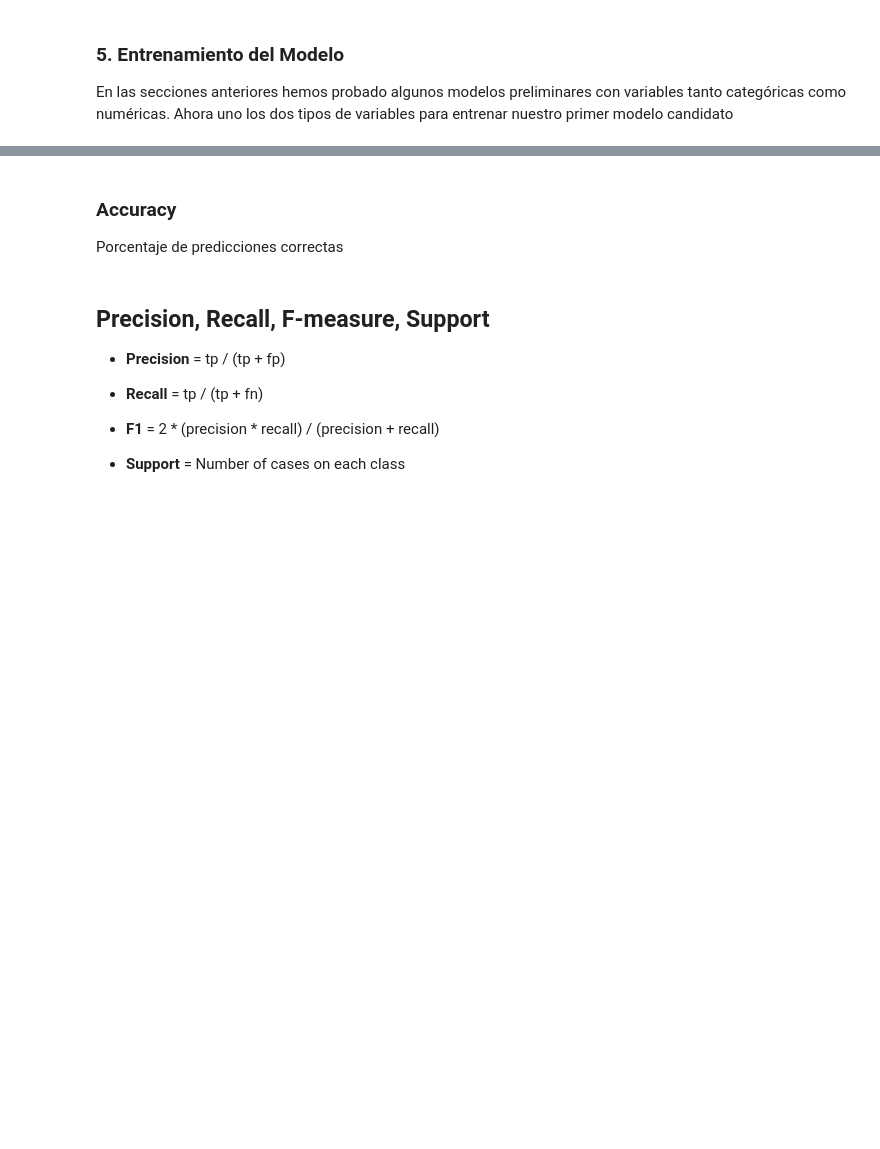
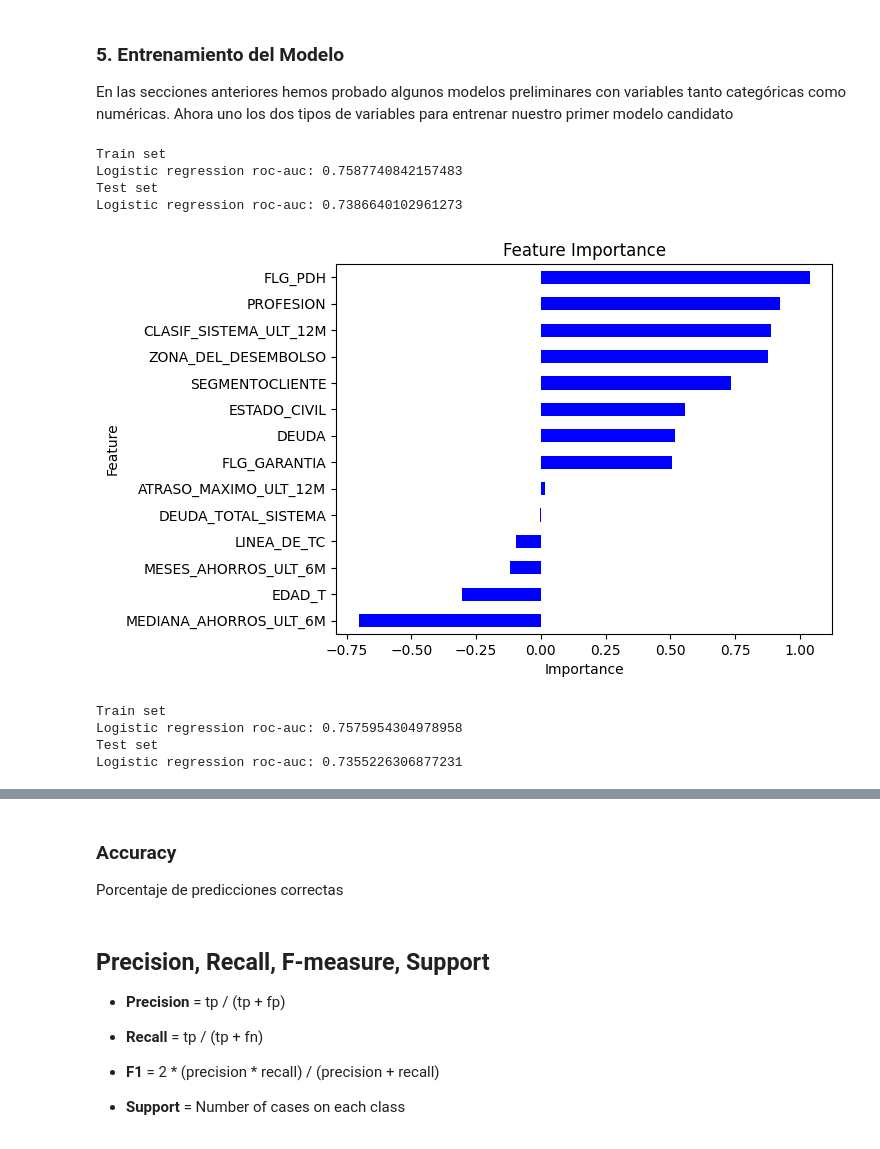
Before and after one commit to jpantojaj/CreditScoring, a Jupyter notebook: Sesión_6_11_Desarrollo_Calibracion_Validación_Modelo.ipynb, the cells around one changed output, grey strips where cells are left out. Cells and saved outputs as stored; diff of their text form; code cells hidden in the pictures; blank space fills up the shorter version.

```diff
--- a/Sesión_6_11_Desarrollo_Calibracion_Validación_Modelo.ipynb
+++ b/Sesión_6_11_Desarrollo_Calibracion_Validación_Modelo.ipynb
@@ -1269,5 +1582,0 @@ X_train_ohe_enc2.head()
-# %%
-encoder_4 = WoEEncoder(variables=['PLAZO_CREDITO','MESES_AHORROS_ULT_6M','MEDIANA_AHORROS_ULT_6M','NUMERO_DE_PAGOS_PDH', 'INGRESO_CLIENTE',
-                                  'EDAD_T','LINEA_DE_TC', 'MONTO_TC_MEMBRESIA'],
-                       fill_value=0) #ignore_format=False
-encoder_4.fit(X_train_t[num_cols_2], y_train)
@@ -1279,10 +1582,0 @@ X_test_woe_enc2 = encoder_4.transform(X_test_t[num_cols_2])
-# %%
-# Usando el OHE
-logit = LogisticRegression(random_state=44, solver='lbfgs')
-logit.fit(X_train_ohe_enc2, y_train)
-pred_train = logit.predict_proba(X_train_ohe_enc2)
-pred_test = logit.predict_proba(X_test_ohe_enc2)
-print('Train set')
-print('Logistic regression roc-auc: {}'.format(roc_auc_score(y_train, pred_train[:,1])))
-print('Test set')
-print('Logistic regression roc-auc: {}'.format(roc_auc_score(y_test, pred_test[:,1])))
@@ -1294,10 +1582,0 @@ print('El Gini en test es',GINI_test)
-# %%
-# Usemos el WOE Encoder
-logit2 = LogisticRegression(random_state=44, solver='lbfgs')
-logit2.fit(X_train_woe_enc2, y_train)
-pred_train2 = logit2.predict_proba(X_train_woe_enc2)
-pred_test2 = logit2.predict_proba(X_test_woe_enc2)
-print('Train set')
-print('Logistic regression roc-auc: {}'.format(roc_auc_score(y_train, pred_train2[:,1])))
-print('Test set')
-print('Logistic regression roc-auc: {}'.format(roc_auc_score(y_test, pred_test2[:,1])))
@@ -1312,9 +1594,14 @@ En las secciones anteriores hemos probado algunos modelos preliminares con varia
 # %%
-logit_mix = LogisticRegression(random_state=44, solver='lbfgs')
-logit_mix.fit(pd.concat([X_train_woe_enc,X_train_woe_enc2],axis=1), y_train)
-pred_train_mix = logit_mix.predict_proba(pd.concat([X_train_woe_enc,X_train_woe_enc2],axis=1))
-pred_test_mix = logit_mix.predict_proba(pd.concat([X_test_woe_enc,X_test_woe_enc2],axis=1))
+logit = LogisticRegression()
+logit.fit(X_train_t2_p, y_train)
+pred_train_logit = logit.predict_proba(X_train_t2_p)
+pred_test_logit = logit.predict_proba(X_test_t2_p)
 print('Train set')
-print('Logistic regression roc-auc: {}'.format(roc_auc_score(y_train, pred_train_mix[:,1])))
+print('Logistic regression roc-auc: {}'.format(roc_auc_score(y_train, pred_train_logit[:,1])))
 print('Test set')
-print('Logistic regression roc-auc: {}'.format(roc_auc_score(y_test, pred_test_mix[:,1])))
+print('Logistic regression roc-auc: {}'.format(roc_auc_score(y_test, pred_test_logit[:,1])))
+# %% [output]
+Train set
+Logistic regression roc-auc: 0.7587740842157483
+Test set
+Logistic regression roc-auc: 0.7386640102961273
@@ -1325,0 +1608,24 @@ print('El Gini en test es',GINI_test_mix)
+# %%
+fi=pd.Series(logit.coef_[0],index=logit.feature_names_in_)
+fi.sort_values(ascending=True, inplace=True)
+fi.plot.barh(color='blue')
+plt.xlabel("Importance")
+plt.ylabel("Feature")
+plt.title("Feature Importance")
+plt.show ()
+# %% [output]
+[figure, added]
+# %%
+logit = LogisticRegression()
+logit.fit(X_train_t3_p, y_train)
+pred_train_logit = logit.predict_proba(X_train_t3_p)
+pred_test_logit = logit.predict_proba(X_test_t3_p)
+print('Train set')
+print('Logistic regression roc-auc: {}'.format(roc_auc_score(y_train, pred_train_logit[:,1])))
+print('Test set')
+print('Logistic regression roc-auc: {}'.format(roc_auc_score(y_test, pred_test_logit[:,1])))
+# %% [output]
+Train set
+Logistic regression roc-auc: 0.7575954304978958
+Test set
+Logistic regression roc-auc: 0.7355226306877231
```
Also changed, not shown: parts of 191 cells of this notebook.
